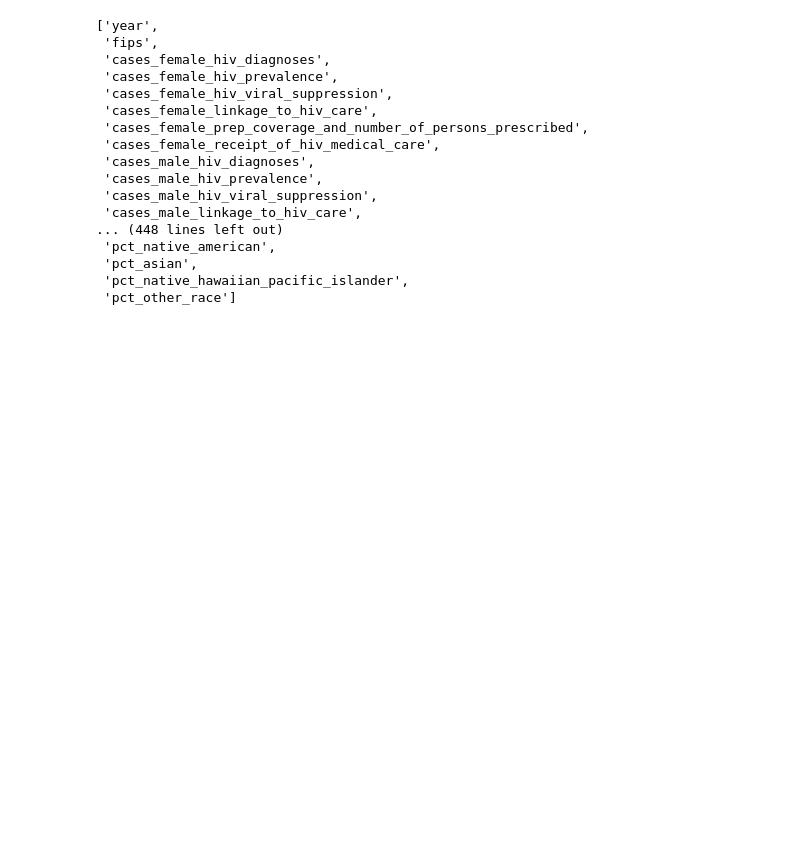
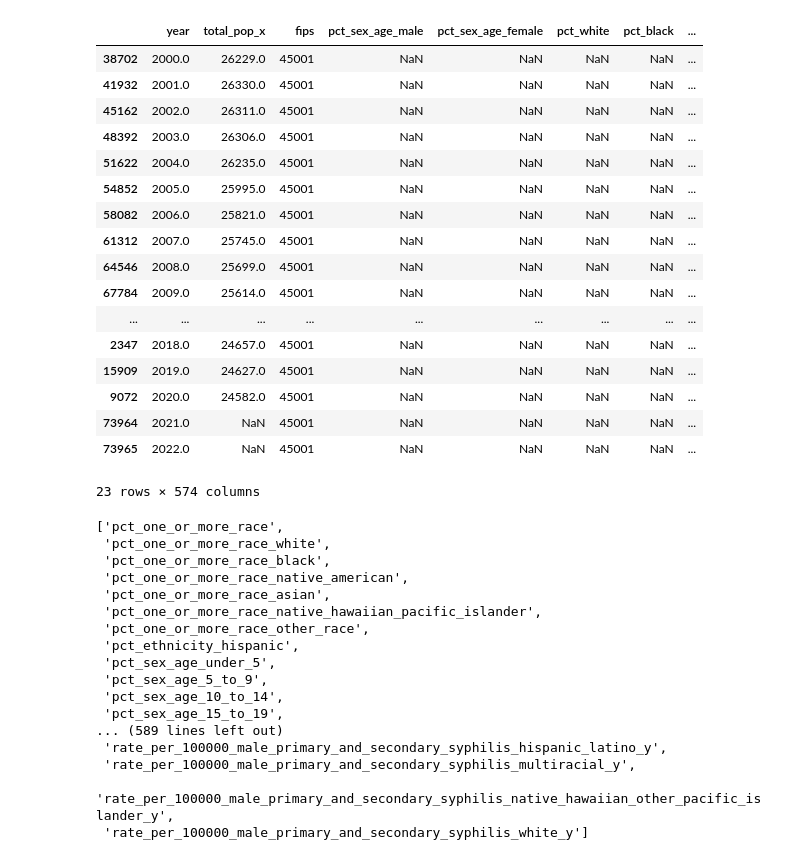
Before and after one commit to JayRPhilbrick/bdsi22dataminingsti, a Jupyter notebook: Notebooks/df00-20.ipynb, the cells around one changed output. Saved outputs shown, nothing was run; the diff lists cells and outputs as text; code cells hidden in the pictures; blank space fills up the shorter version.

```diff
--- a/Notebooks/df00-20.ipynb
+++ b/Notebooks/df00-20.ipynb
@@ -129,0 +242,4 @@ df.head(10)
+# %%
+df = pd.merge(total[0], total[1], on = ['year', 'fips'], how = 'outer')
+j = 2
+df[df['fips'] == 45001].loc[:,'year':].sort_values(by = 'year')
@@ -129,0 +261,8 @@ df.head(10)
+# %%
+while j < len(total)-3:
+    cov = df.columns.intersection(total[j].columns)
+    df = pd.merge(df, total[j], on = cov.to_list() , how = 'outer')
+    #print((df[df['fips'] == 45001].loc[:,'year':].sort_values(by = 'year').head()))
+    #print(j , ':    ', list(df.columns))
+    j += 1
+    print(df[df['fips'] == 45001].loc[:,'year':].sort_values(by = 'year'))
@@ -129,0 +287,3 @@ df.head(10)
+# %%
+df5 = pd.merge(df, df4, on = ['year','fips'],how = 'outer')
+df5[df5['fips'] == 45001].loc[:,'year':].sort_values(by = 'year')
@@ -129,0 +309,4 @@ df.head(10)
+# %%
+cov2 = df1.columns.intersection(df5.columns)
+df6 = pd.merge(df1,df5,on = cov2.to_list(), how = 'outer')
+df6[df6['fips'] == 45001].loc[:,'year':].sort_values(by = 'year')
@@ -130,20 +332,43 @@ df.head(10)
+# %%
+cov3 = df2.columns.intersection(df5.columns)
+df7 = pd.merge(df2,df6,on = cov3.to_list(), how = 'outer')
+df7[df7['fips'] == 45001].loc[:,'year':].sort_values(by = 'year')
+# %% [output]
+|  | year | total_pop_x | fips | pct_sex_age_male | pct_sex_age_female | pct_white | pct_black | ... |
+| 38702 | 2000.0 | 26229.0 | 45001 | NaN | NaN | NaN | NaN | ... |
+| 41932 | 2001.0 | 26330.0 | 45001 | NaN | NaN | NaN | NaN | ... |
+| 45162 | 2002.0 | 26311.0 | 45001 | NaN | NaN | NaN | NaN | ... |
+| 48392 | 2003.0 | 26306.0 | 45001 | NaN | NaN | NaN | NaN | ... |
+| 51622 | 2004.0 | 26235.0 | 45001 | NaN | NaN | NaN | NaN | ... |
+| 54852 | 2005.0 | 25995.0 | 45001 | NaN | NaN | NaN | NaN | ... |
+| 58082 | 2006.0 | 25821.0 | 45001 | NaN | NaN | NaN | NaN | ... |
+| 61312 | 2007.0 | 25745.0 | 45001 | NaN | NaN | NaN | NaN | ... |
+| 64546 | 2008.0 | 25699.0 | 45001 | NaN | NaN | NaN | NaN | ... |
+| 67784 | 2009.0 | 25614.0 | 45001 | NaN | NaN | NaN | NaN | ... |
+| ... | ... | ... | ... | ... | ... | ... | ... | ... |
+| 2347 | 2018.0 | 24657.0 | 45001 | NaN | NaN | NaN | NaN | ... |
+| 15909 | 2019.0 | 24627.0 | 45001 | NaN | NaN | NaN | NaN | ... |
+| 9072 | 2020.0 | 24582.0 | 45001 | NaN | NaN | NaN | NaN | ... |
+| 73964 | 2021.0 | NaN | 45001 | NaN | NaN | NaN | NaN | ... |
+| 73965 | 2022.0 | NaN | 45001 | NaN | NaN | NaN | NaN | ... |
+23 rows × 574 columns
 # %%
-list(df.columns)
+list(df7.columns)
 # %% [output]
-['year',
- 'fips',
- 'cases_female_hiv_diagnoses',
- 'cases_female_hiv_prevalence',
- 'cases_female_hiv_viral_suppression',
- 'cases_female_linkage_to_hiv_care',
- 'cases_female_prep_coverage_and_number_of_persons_prescribed',
- 'cases_female_receipt_of_hiv_medical_care',
- 'cases_male_hiv_diagnoses',
- 'cases_male_hiv_prevalence',
- 'cases_male_hiv_viral_suppression',
- 'cases_male_linkage_to_hiv_care',
-... (448 lines left out)
- 'pct_native_american',
- 'pct_asian',
- 'pct_native_hawaiian_pacific_islander',
- 'pct_other_race']
+['pct_one_or_more_race',
+ 'pct_one_or_more_race_white',
+ 'pct_one_or_more_race_black',
+ 'pct_one_or_more_race_native_american',
+ 'pct_one_or_more_race_asian',
+ 'pct_one_or_more_race_native_hawaiian_pacific_islander',
+ 'pct_one_or_more_race_other_race',
+ 'pct_ethnicity_hispanic',
+ 'pct_sex_age_under_5',
+ 'pct_sex_age_5_to_9',
+ 'pct_sex_age_10_to_14',
+ 'pct_sex_age_15_to_19',
+... (589 lines left out)
+ 'rate_per_100000_male_primary_and_secondary_syphilis_hispanic_latino_y',
+ 'rate_per_100000_male_primary_and_secondary_syphilis_multiracial_y',
+ 'rate_per_100000_male_primary_and_secondary_syphilis_native_hawaiian_other_pacific_islander_y',
+ 'rate_per_100000_male_primary_and_secondary_syphilis_white_y']
```
Also changed, not shown: parts of 26 cells of this notebook, 11 other files.
